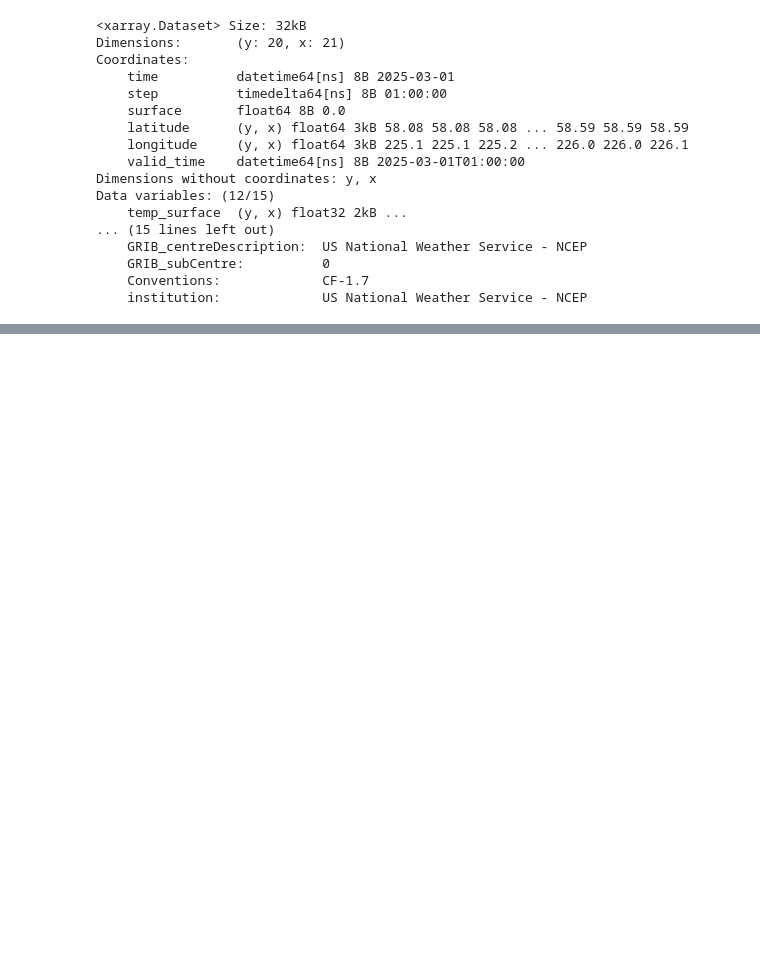
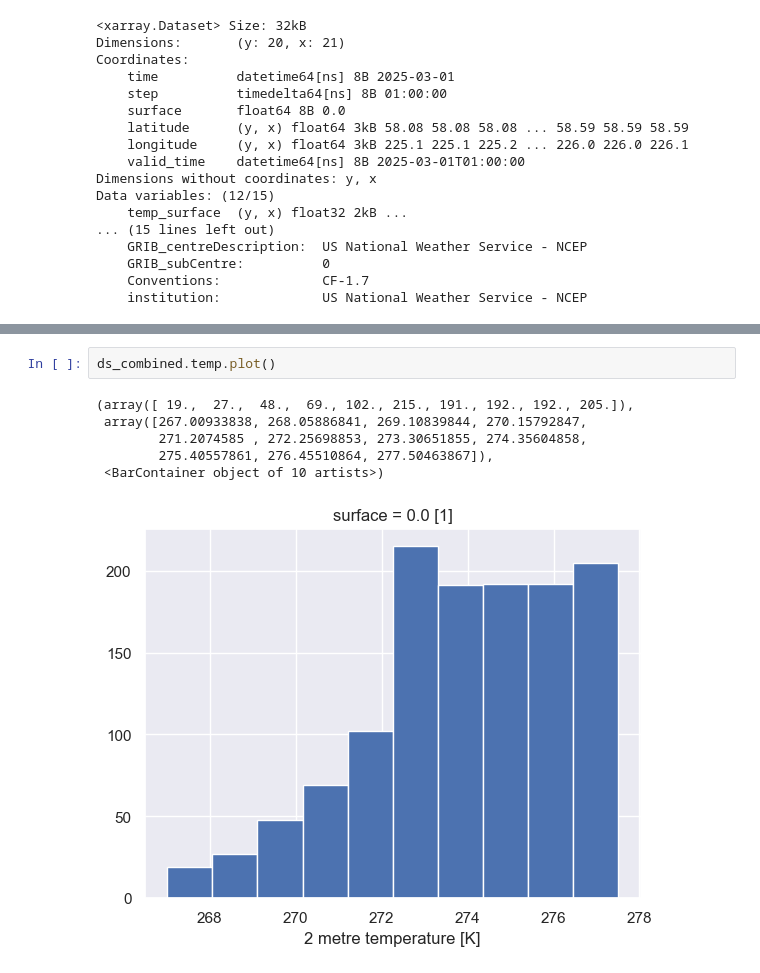
Before and after one commit to cassielumbrazo/juneau_data_analysis, a Jupyter notebook: 4_merge_test_data_hrrrak.ipynb, the cells around one changed output, grey strips where cells are left out. Cells and saved outputs as stored; diff of their text form; blank space fills up the shorter version.

```diff
--- a/4_merge_test_data_hrrrak.ipynb
+++ b/4_merge_test_data_hrrrak.ipynb
@@ -187,0 +547,9 @@ Now, it's time to try to merge multiple datetimes together...
+# %%
+ds_combined.temp.plot()
+# %% [output]
+(array([ 19.,  27.,  48.,  69., 102., 215., 191., 192., 192., 205.]),
+ array([267.00933838, 268.05886841, 269.10839844, 270.15792847,
+        271.2074585 , 272.25698853, 273.30651855, 274.35604858,
+        275.40557861, 276.45510864, 277.50463867]),
+ <BarContainer object of 10 artists>)
+[figure, added]
```
Also changed, not shown: parts of 36 cells of this notebook.
